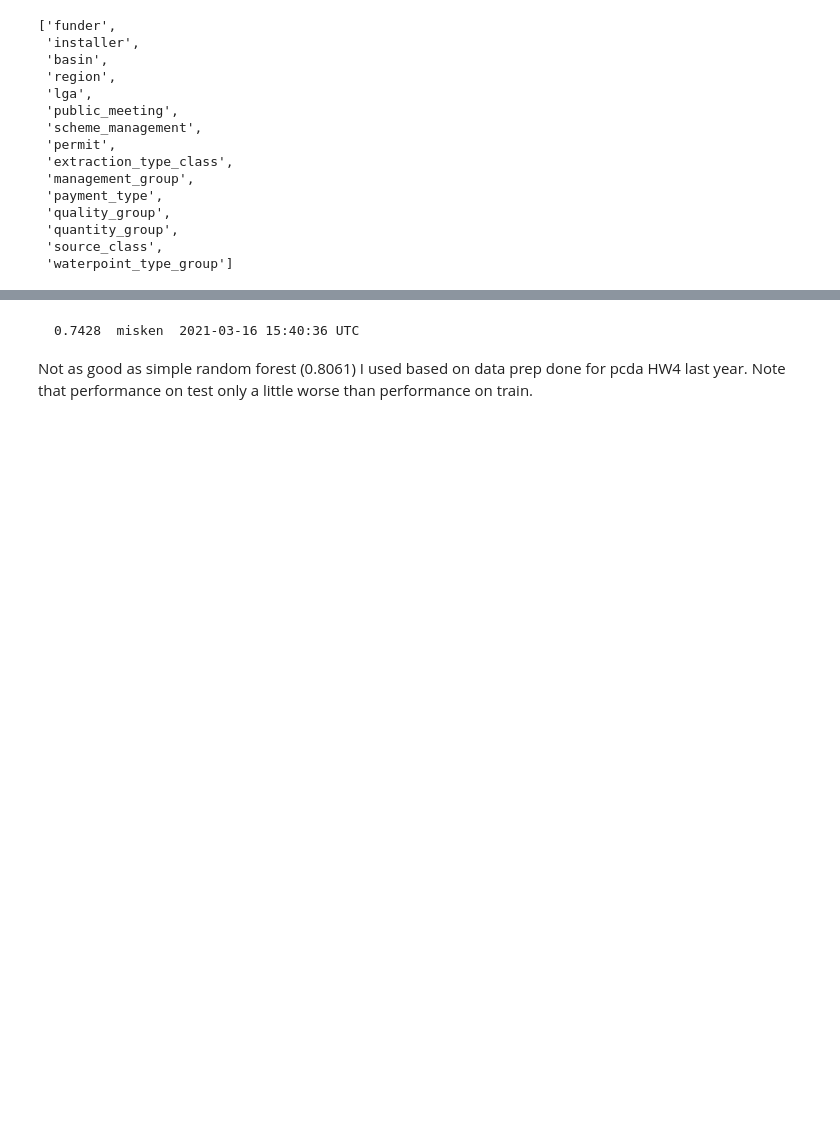
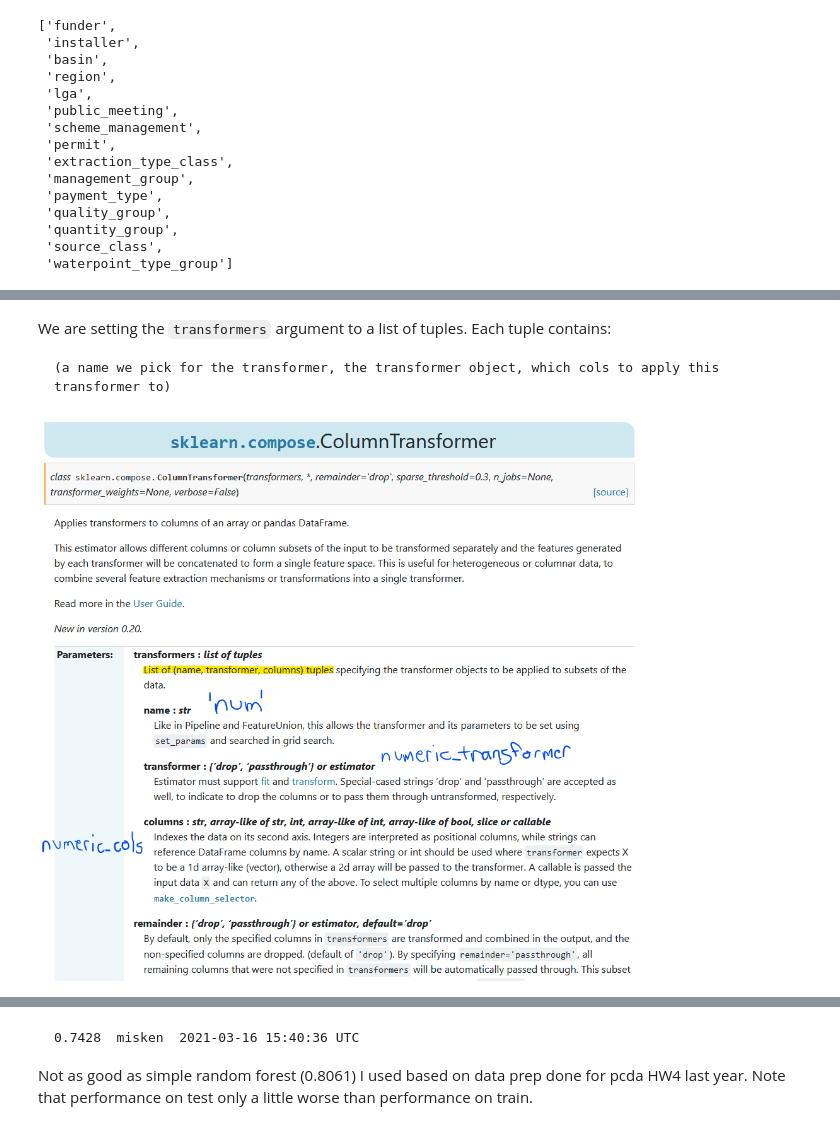
Before and after one commit to misken/aap1_sklearn_ml, a Jupyter notebook: pumpitupsk/model_exploration.ipynb, the cells around one changed output, grey strips where cells are left out. Cells and saved outputs as stored; diff of their text form; code cells hidden in the pictures; blank space fills up the shorter version.

```diff
--- a/pumpitupsk/model_exploration.ipynb
+++ b/pumpitupsk/model_exploration.ipynb
@@ -383,0 +356,8 @@ Can also try L1 to drive more coeffs to 0.
+# %% [markdown]
+We are setting the `transformers` argument to a list of tuples. Each tuple contains:
+
+    (a name we pick for the transformer, the transformer object, which cols to apply this transformer to)
+# %%
+Image('images/column_transformer.png')
+# %% [output]
+[figure, added]
```
Also changed, not shown: parts of 142 cells of this notebook, 10 other files.
